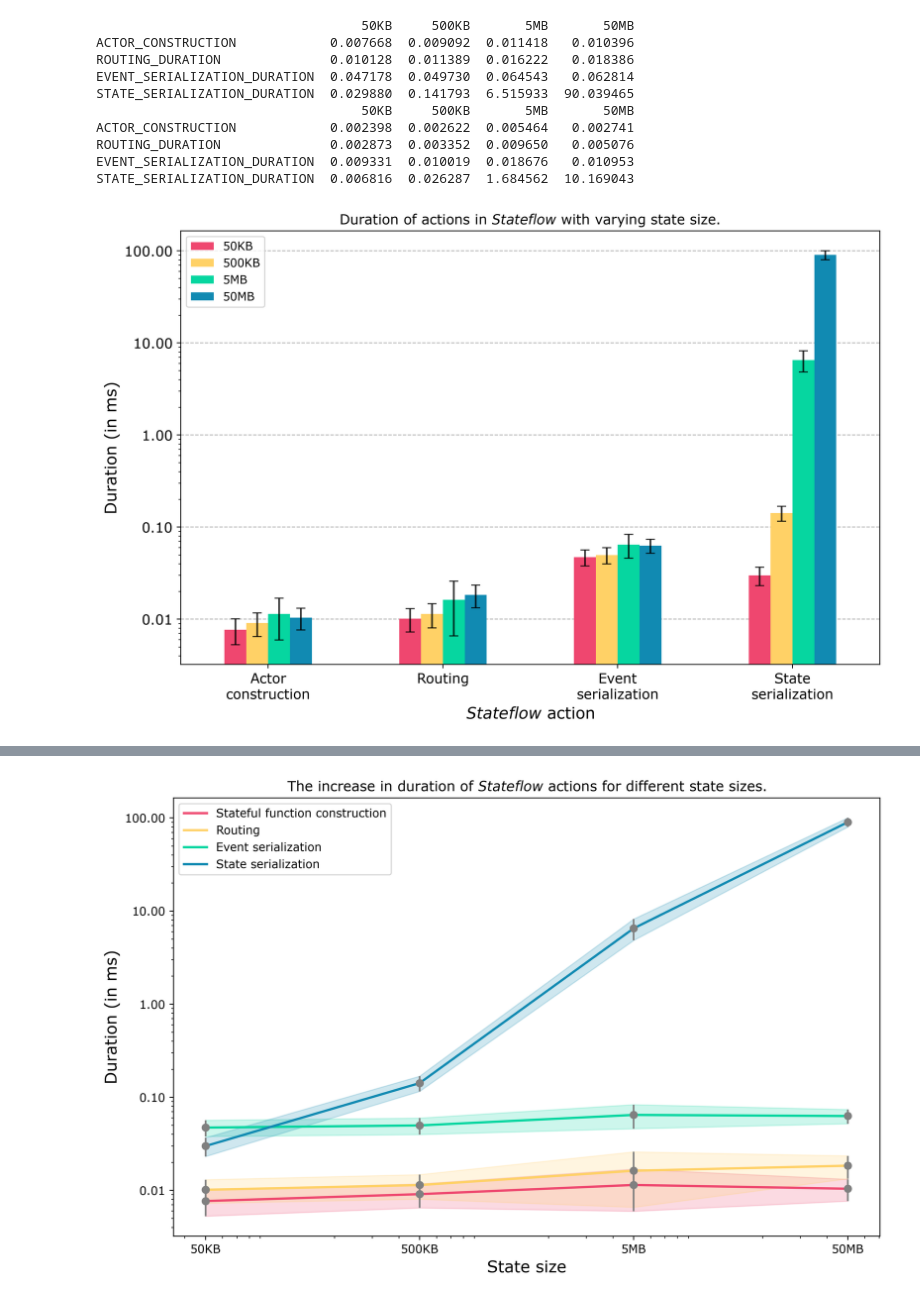
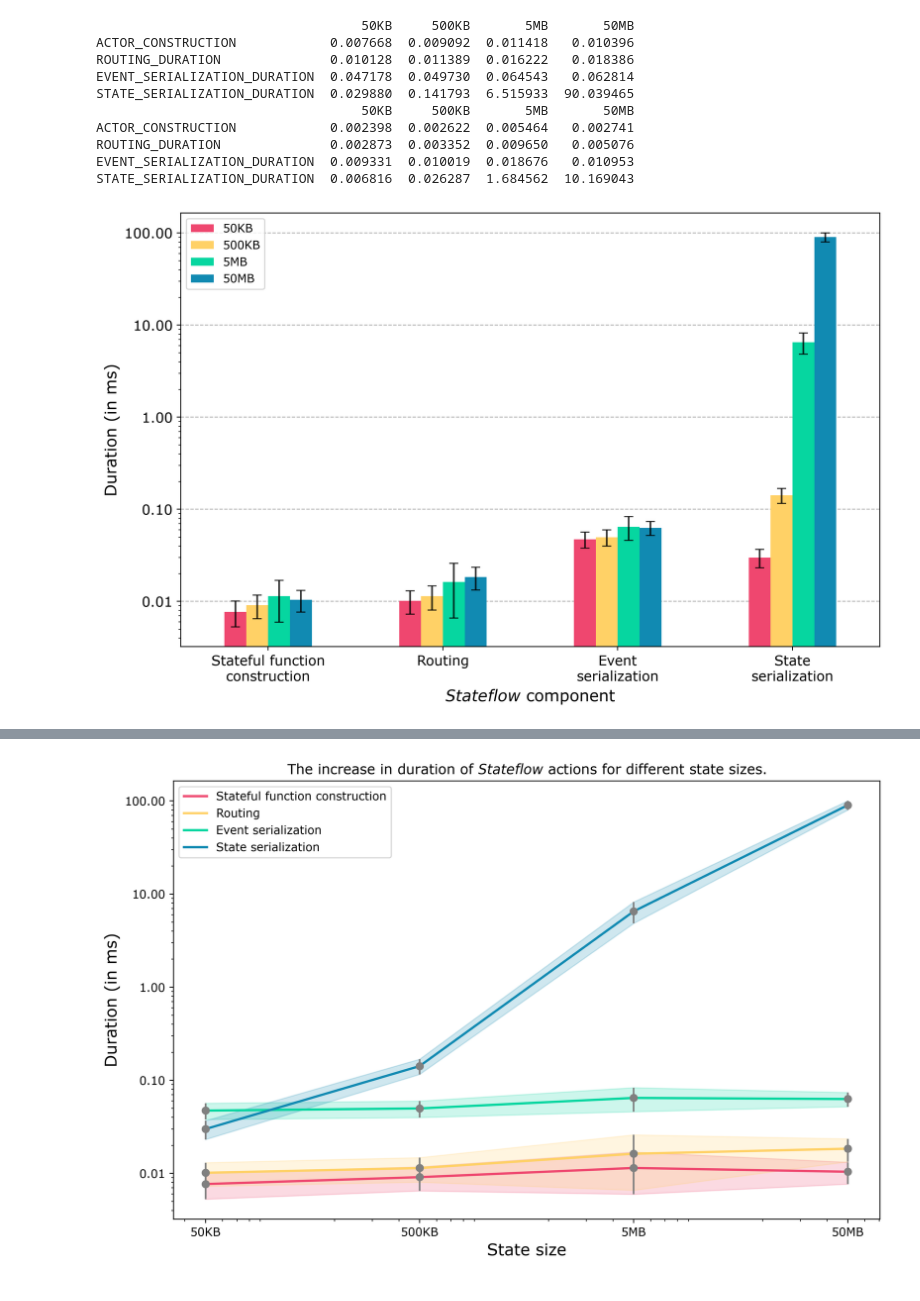
Before and after one commit to delftdata/stateflow-evaluation, a Jupyter notebook: results/overhead/overhead_results.ipynb, the cells around one changed output, grey strips where cells are left out. Drawn from its saved outputs; the diff is of its cells as text; code cells hidden in the pictures.

```diff
--- a/results/overhead/overhead_results.ipynb
+++ b/results/overhead/overhead_results.ipynb
@@ -99,16 +99,16 @@ STATE_SERIALIZATION_DURATION  0.006816  0.026287  1.684562  10.169043
 # %%
 ax = overhead_mean.plot(kind="bar", color=["#ef476f", "#ffd166", "#06d6a0", "#118ab2", "#073b4c"], yerr=overhead_std, rot=0, fontsize=12, capsize=4, ecolor='black', error_kw={"alpha": 0.80})
 ax.set_axisbelow(True)
 plt.grid(axis="y", linestyle="--")
 ax.set_yscale('log')
 ax.set_ylabel("Duration (in ms)", fontsize=14)
-ax.set_xlabel(r"$Stateflow$ " + "action", fontsize=14)
+ax.set_xlabel(r"$Stateflow$ " + "component", fontsize=14)
 ax.set_xticklabels(["Stateful function\nconstruction", "Routing", "Event\nserialization", "State\nserialization"])
-ax.set_title(r"Duration of actions in $Stateflow$ with varying state size. ")
+#ax.set_title(r"Duration of components in $Stateflow$ with varying state size. ")
 ax.yaxis.set_major_formatter(matplotlib.ticker.FormatStrFormatter('%.2f'))
 plt.show()
 # %% [output]
-[figure, old version]
+[figure, new version]
 # %%
 new_overhead = overhead_mean.rename({"ACTOR_CONSTRUCTION": "Stateful function construction", "ROUTING_DURATION": "Routing", "EVENT_SERIALIZATION_DURATION": "Event serialization", "STATE_SERIALIZATION_DURATION": "State serialization"}).transpose()
 new_std = overhead_std.rename({"ACTOR_CONSTRUCTION": "Stateful function construction", "ROUTING_DURATION": "Routing", "EVENT_SERIALIZATION_DURATION": "Event serialization", "STATE_SERIALIZATION_DURATION": "State serialization"}).transpose()
```
Also changed, not shown: parts of 1 cell of this notebook.
